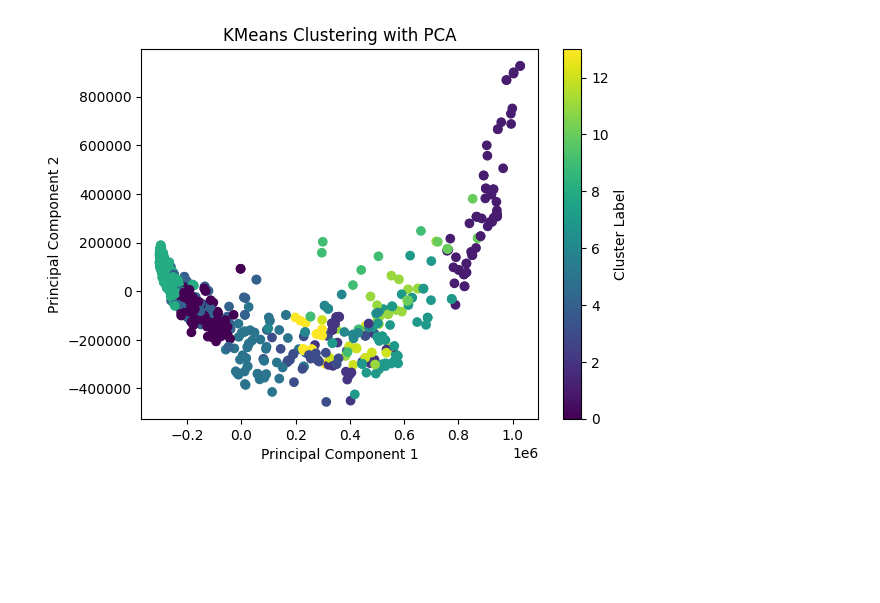
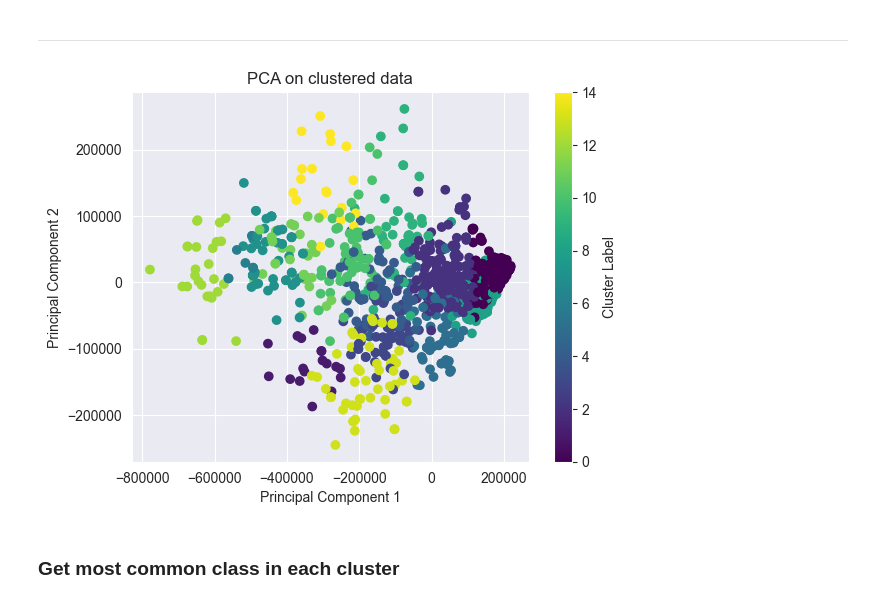
Before and after one commit to Percival33/phish-target-recognition, a Jupyter notebook: notebooks/001-phash-kmeans-forced.ipynb, the cells around one changed output. Saved outputs shown, nothing was run; the diff lists cells and outputs as text; code cells hidden in the pictures; blank space fills up the shorter version.

Commit message:
add phash kmeans forced values

```diff
--- a/notebooks/001-phash-kmeans-forced.ipynb
+++ b/notebooks/001-phash-kmeans-forced.ipynb
@@ -1,29 +1,17 @@
 # %%
-from os import listdir
 from perception import hashers
 from sklearn.cluster import KMeans
+from sklearn.metrics import accuracy_score, balanced_accuracy_score
+
 from collections import defaultdict
 import numpy as np
 import matplotlib.pyplot as plt
-
-from src.config import DATA_DIR
+import pandas as pd
+import seaborn as sns
+from src.config import config
+from src.phishIRISData import PhishIRISDataset, formatted_name
 
 hasher = hashers.PHashF()
-TRAIN_DIR = DATA_DIR / "raw" / "phishIRIS_DL_Dataset/train"
-
-img_to_hash = dict()
-hash_to_img = dict()
-img_per_company = defaultdict(list)
-hash_to_company = defaultdict()
-
-for company in listdir(TRAIN_DIR):
-    if company in [".DS_Store", "other"]:
-        continue
-
-    for example in listdir(TRAIN_DIR / company):
-        file_path = TRAIN_DIR / company / example
-        hsh = hasher.compute(str(file_path))
-        img_to_hash["-".join(example.split(" "))] = hasher.string_to_vector(hsh)
-        hash_to_img[hsh] = "-".join(example.split(" "))
-        hash_to_company[hsh] = company
-        img_per_company[company].append(hsh)
+train_dataset = PhishIRISDataset(
+    data_dir=config.PHISHIRIS_DL_DATASET_DIR, split="train", preprocess=False
+)
@@ -40,4 +18,4 @@ def get_hash(file_path):
 # %%
-kmeans = KMeans(n_clusters=14, init="k-means++", n_init="auto")
-clusters = kmeans.fit(list(img_to_hash.values()))
-data_transformed = kmeans.transform(list(img_to_hash.values()))
+kmeans = KMeans(n_clusters=15, init="k-means++", n_init="auto")
+clusters = kmeans.fit(list(train_dataset.img_to_hash.values()))
+data_transformed = kmeans.transform(list(train_dataset.img_to_hash.values()))
@@ -173,17 +94,26 @@ Cluster #5 Labels:  {'adobe': 2, 'amazon': 1, 'apple': 3, 'dhl': 2, 'facebook':
+# %% [markdown]
+---
 # %%
 from sklearn.decomposition import PCA
 import matplotlib.pyplot as plt
 
 # Reduce to 2 dimensions using PCA
 pca = PCA(n_components=2)
-pca_data = pca.fit_transform(data_transformed)
+data_to_transform = []
+
+for X, label in train_dataset:
+    data_to_transform.append(train_dataset.img_to_hash[formatted_name(X)])
+
+pca_data = pca.fit_transform(data_to_transform)
 
 # Visualize the
 plt.scatter(pca_data[:, 0], pca_data[:, 1], c=clusters.labels_, cmap="viridis")
 plt.title("PCA on clustered data")
 plt.xlabel("Principal Component 1")
 plt.ylabel("Principal Component 2")
 plt.colorbar(label="Cluster Label")
 plt.show()
 # %% [output]
-[figure, old version]
+[figure, new version]
+# %% [markdown]
+### Get most common class in each cluster
```
Also changed, not shown: parts of 12 cells of this notebook, 2 other files.
